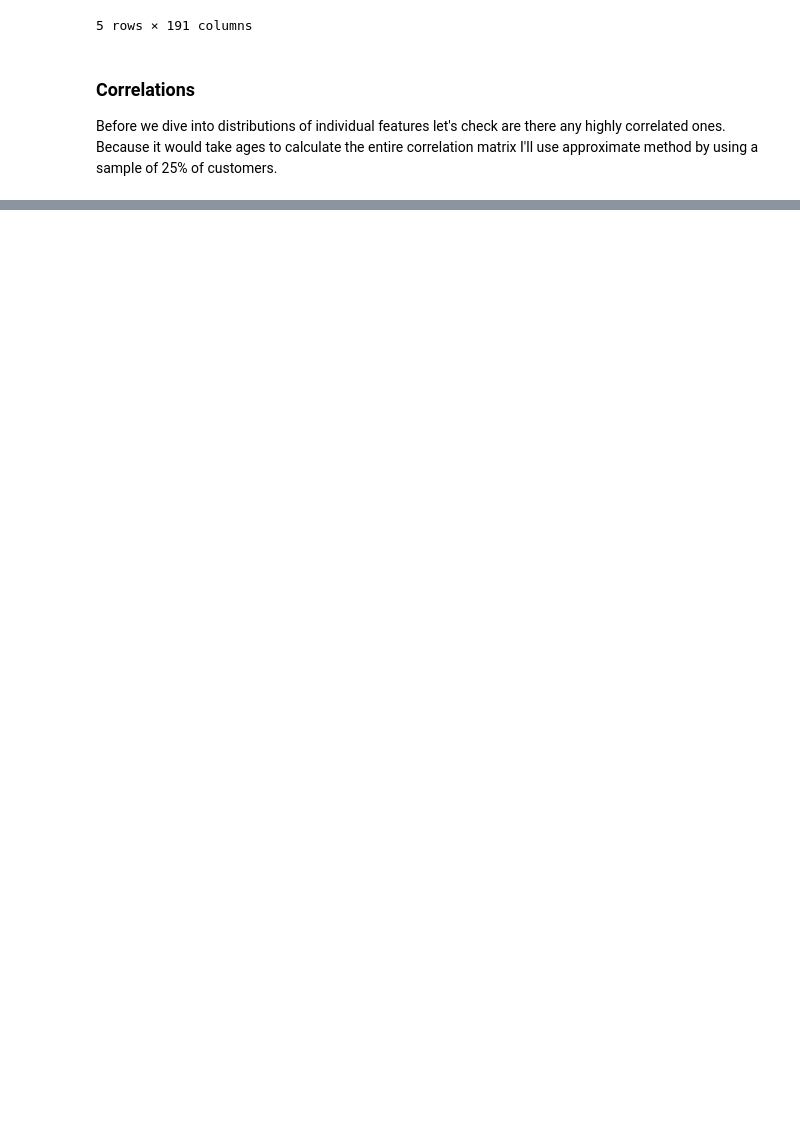
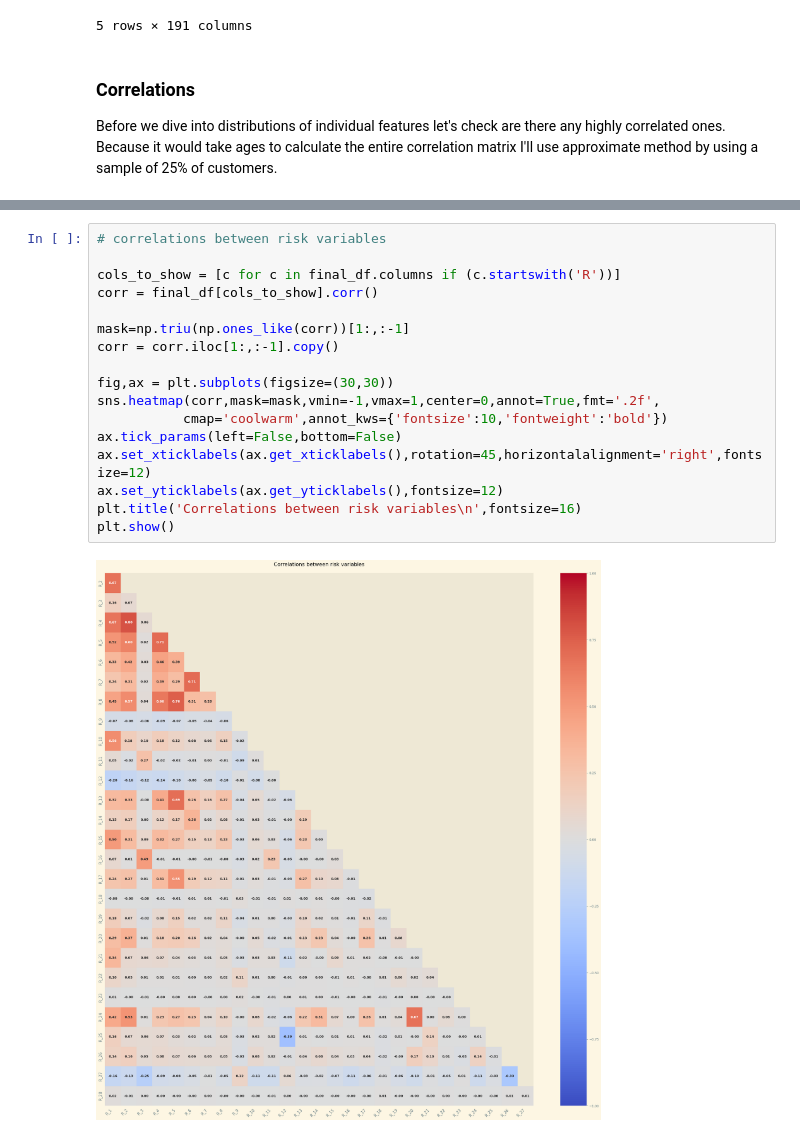
Before and after one commit to rohitgupta20/amex-default-prediction, a Jupyter notebook: amex default-prediction.ipynb, the cells around one changed output, grey strips where cells are left out. Cells and saved outputs as stored; diff of their text form; blank space fills up the shorter version.

```diff
--- a/amex default-prediction.ipynb
+++ b/amex default-prediction.ipynb
@@ -522,0 +566,19 @@ number of rows sampled : 4216(42%)
+# %%
+# correlations between risk variables
+
+cols_to_show = [c for c in final_df.columns if (c.startswith('R'))]
+corr = final_df[cols_to_show].corr()
+
+mask=np.triu(np.ones_like(corr))[1:,:-1]
+corr = corr.iloc[1:,:-1].copy()
+
+fig,ax = plt.subplots(figsize=(30,30))
+sns.heatmap(corr,mask=mask,vmin=-1,vmax=1,center=0,annot=True,fmt='.2f',
+           cmap='coolwarm',annot_kws={'fontsize':10,'fontweight':'bold'})
+ax.tick_params(left=False,bottom=False)
+ax.set_xticklabels(ax.get_xticklabels(),rotation=45,horizontalalignment='right',fontsize=12)
+ax.set_yticklabels(ax.get_yticklabels(),fontsize=12)
+plt.title('Correlations between risk variables\n',fontsize=16)
+plt.show()
+# %% [output]
+[figure, added]
```
Also changed, not shown: parts of 21 cells of this notebook.
